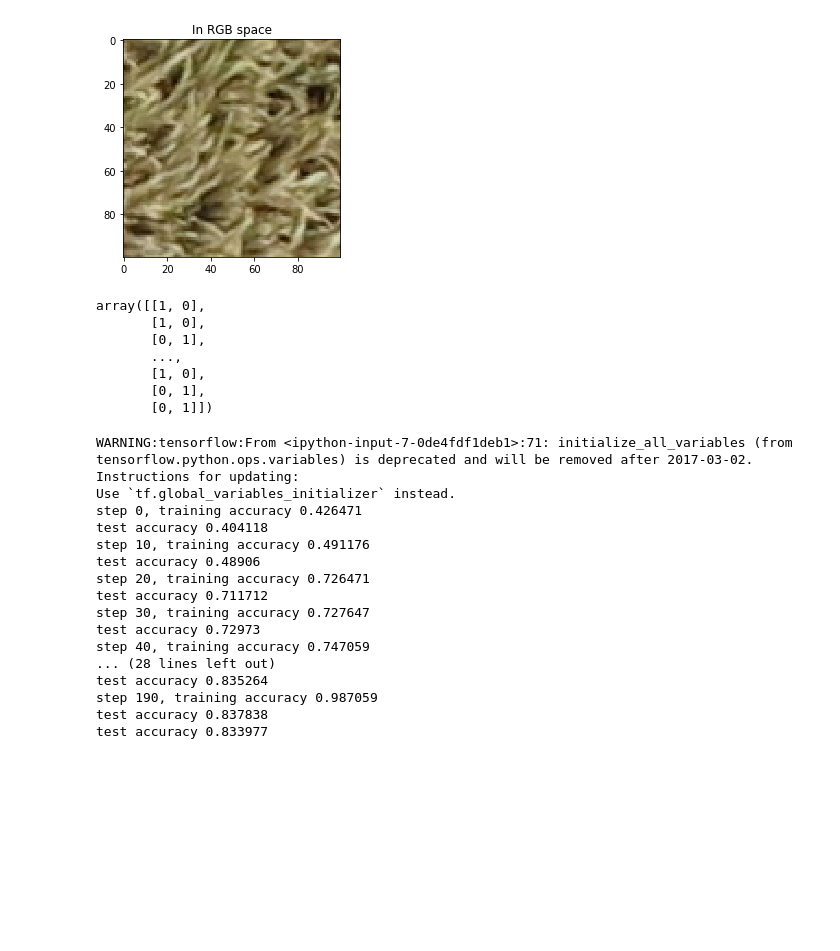
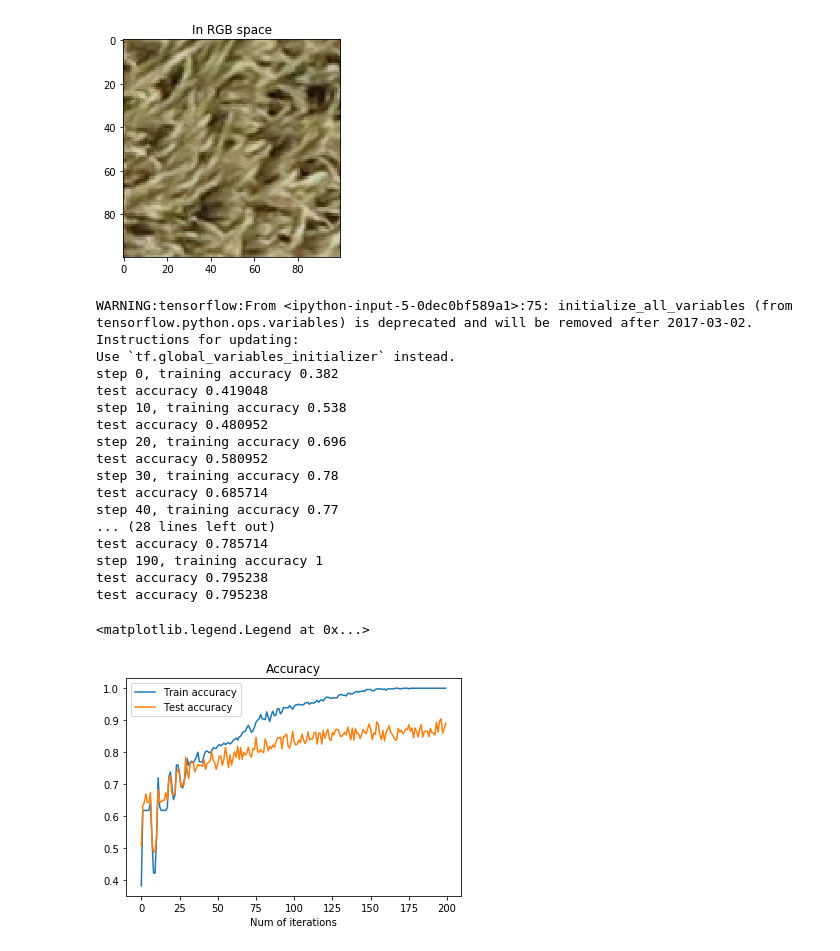
Before and after one commit to jianwu21/weed-recognization, a Jupyter notebook: weed recognization.ipynb, the cells around one changed output. Cells and saved outputs as stored; diff of their text form; code cells hidden in the pictures; blank space fills up the shorter version.

```diff
--- a/weed recognization.ipynb
+++ b/weed recognization.ipynb
@@ -65,16 +61,6 @@ for i in id_validation:
 
 x_val = np.array(img_val)
 y_val = np.array(label_val)
-# %%
-y_tr
-# %% [output]
-array([[1, 0],
-       [1, 0],
-       [0, 1],
-       ...,
-       [1, 0],
-       [0, 1],
-       [0, 1]])
 # %%
 import tensorflow as tf
 
@@ -117,17 +103,17 @@ h_pooled_1 = max_pool(h_conv1) # 50 * 50 * 32
 
 # conv_2 layer
 #with tf.name_scope('conv-layer-2'):
-W_conv2 = weight_variable([5,5,16,16]) # outsize=64
-b_conv2 = bias_variable([16])
+W_conv2 = weight_variable([5,5,16,8]) # outsize=64
+b_conv2 = bias_variable([8])
 h_conv2 = tf.nn.relu(conv2d(h_pooled_1, W_conv2) + b_conv2) # 25 * 25 *64
 h_pooled_2 = max_pool(h_conv2) # 25 * 25 * 64
 
 
 # func1 layer
 # with tf.name_scope('nn-layer-1'):
-W_fun1 = weight_variable([25*25*16, 1024])
+W_fun1 = weight_variable([25*25*8, 1024])
 b_fun1 = bias_variable([1024])
-h_pool2_flat = tf.reshape(h_pooled_2, [-1, 25*25*16])
+h_pool2_flat = tf.reshape(h_pooled_2, [-1, 25*25*8])
 h_fun2 = tf.nn.relu(tf.matmul(h_pool2_flat, W_fun1) + b_fun1)
 h_fun2_drop = tf.nn.dropout(h_fun2, keep_prob)
 
@@ -135,43 +121,62 @@ h_fun2_drop = tf.nn.dropout(h_fun2, keep_prob)
 # func2 layer
 # with tf.name_scope('nn-layer-2'):
 W_fun2 = weight_variable([1024, 2])
-b_fun2 = bias_variable([2])
+b_fun2 = bias_variable([1])
+# softmax
 prediction = tf.nn.softmax(tf.matmul(h_fun2_drop, W_fun2) + b_fun2)
+# logic regression
+# prediction = tf.nn.sigmoid(tf.matmul(h_fun2_drop, W_fun2) + b_fun2)
 
-
+# cost_function = tf.reduce_mean(tf.reduce_sum(-(ys * tf.log(prediction))- ((1 - ys) * tf.log(1 - prediction))))
 cross_entropy = tf.reduce_mean(-tf.reduce_sum(ys * tf.log(prediction)))
 train_step = tf.train.AdamOptimizer(1e-04).minimize(cross_entropy)
-
+# train_step = tf.train.AdamOptimizer(1e-04).minimize(cost_function)
 # accuracy
 correct_prediction = tf.equal(tf.argmax(prediction, 1), tf.argmax(ys, 1))
+# correct_prediction = tf.equal(tf.round(prediction), ys)
 accuracy = tf.reduce_mean(tf.cast(correct_prediction, tf.float32))
 
 sess.run(tf.initialize_all_variables())
 
+a = []
+b = []
+
 for i in range(200):
+    train_accuacy = accuracy.eval(feed_dict={xs: x_tr, ys: y_tr, keep_prob: 1})
+    a.append(train_accuacy)
+    test_accuracy = accuracy.eval(feed_dict={xs: x_val, ys: y_val, keep_prob: 1})
+    b.append(test_accuracy)
     if i % 10 == 0:
-        train_accuacy = accuracy.eval(feed_dict={xs: x_tr, ys: y_tr, keep_prob: 1.0})
         print("step %d, training accuracy %g"%(i, train_accuacy))
-        print("test accuracy %g"%(accuracy.eval(feed_dict={xs: x_val, ys: y_val, keep_prob: 1.0})))
-    train_step.run(feed_dict = {xs: x_tr, ys: y_tr, keep_prob: 1.0})
+        print("test accuracy %g"%test_accuracy)
+    train_step.run(feed_dict = {xs: x_tr, ys: y_tr, keep_prob: 0.5})
 
 # accuacy on test
-print("test accuracy %g"%(accuracy.eval(feed_dict={xs: x_val, ys: y_val, keep_prob: 1.0})))
+print("test accuracy %g"%(accuracy.eval(feed_dict={xs: x_val, ys: y_val, keep_prob: 1})))
 # %% [output]
-WARNING:tensorflow:From <ipython-input-7-0de4fdf1deb1>:71: initialize_all_variables (from tensorflow.python.ops.variables) is deprecated and will be removed after 2017-03-02.
+WARNING:tensorflow:From <ipython-input-5-0dec0bf589a1>:75: initialize_all_variables (from tensorflow.python.ops.variables) is deprecated and will be removed after 2017-03-02.
 Instructions for updating:
 Use `tf.global_variables_initializer` instead.
-step 0, training accuracy 0.426471
-test accuracy 0.404118
-step 10, training accuracy 0.491176
-test accuracy 0.48906
-step 20, training accuracy 0.726471
-test accuracy 0.711712
-step 30, training accuracy 0.727647
-test accuracy 0.72973
-step 40, training accuracy 0.747059
+step 0, training accuracy 0.382
+test accuracy 0.419048
+step 10, training accuracy 0.538
+test accuracy 0.480952
+step 20, training accuracy 0.696
+test accuracy 0.580952
+step 30, training accuracy 0.78
+test accuracy 0.685714
+step 40, training accuracy 0.77
 ... (28 lines left out)
-test accuracy 0.835264
-step 190, training accuracy 0.987059
-test accuracy 0.837838
-test accuracy 0.833977
+test accuracy 0.785714
+step 190, training accuracy 1
+test accuracy 0.795238
+test accuracy 0.795238
+# %%
+plt.plot(a)
+plt.plot(b)
+plt.title('Accuracy')
+plt.xlabel('Num of iterations')
+plt.legend(['Train accuracy', 'Test accuracy'])
+# %% [output]
+<matplotlib.legend.Legend at 0x...>
+[figure, added]
```
Also changed, not shown: parts of 5 cells of this notebook, 2 other files.
